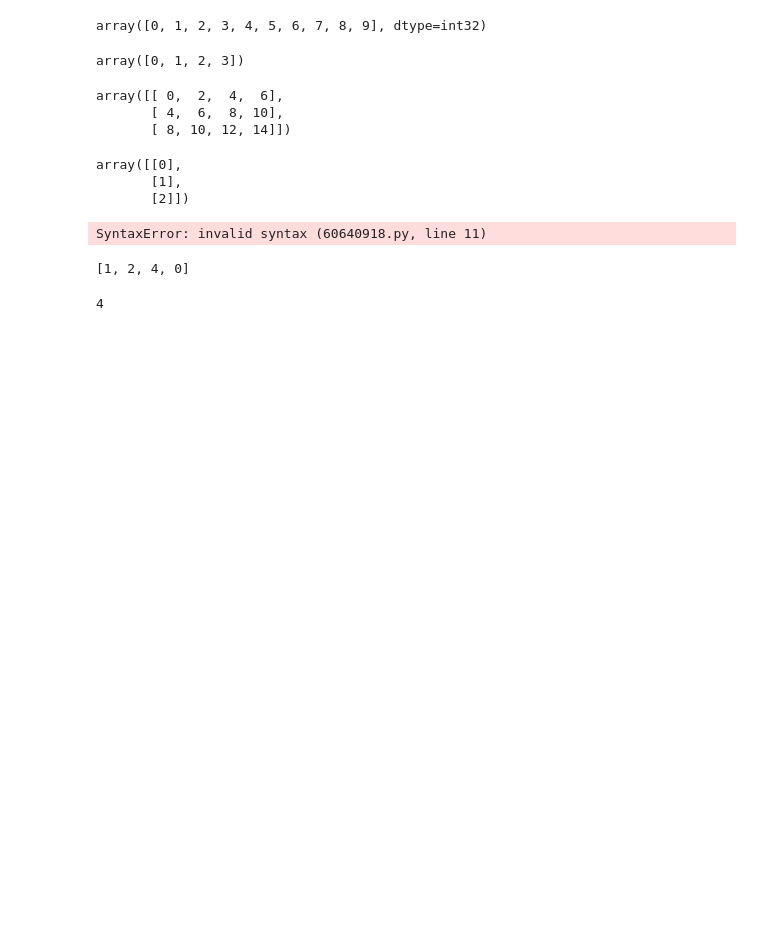
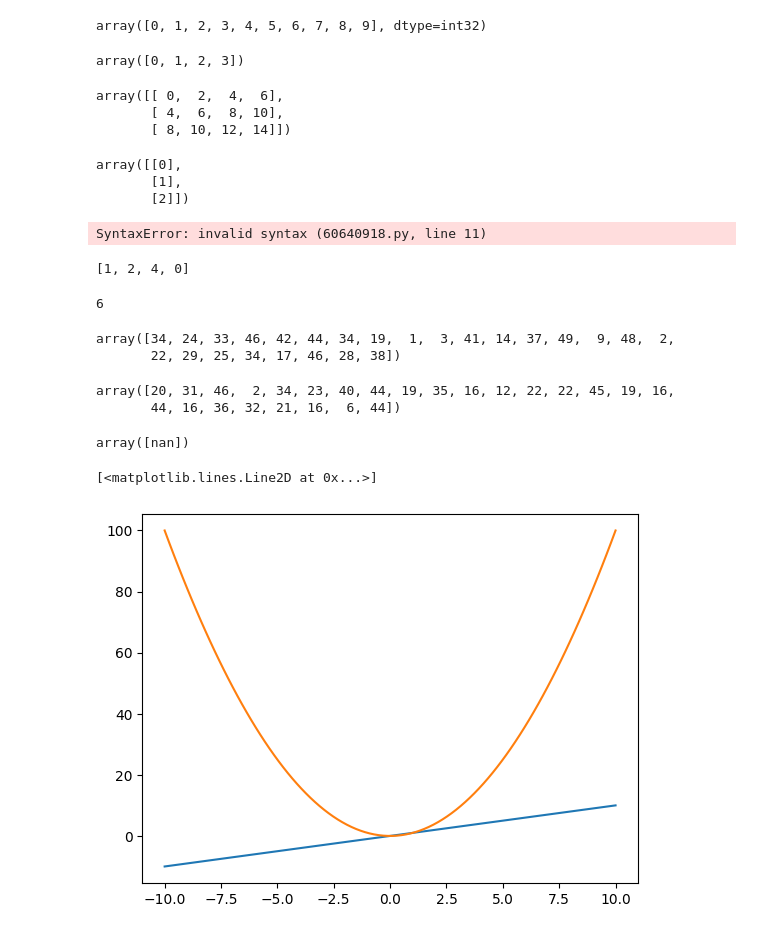
Before and after one commit to rupanshi1627-create/90-days-DSA_using-python, a Jupyter notebook: 150_NEETCODE.ipynb, the cells around one changed output. Saved outputs shown, nothing was run; the diff lists cells and outputs as text; code cells hidden in the pictures; blank space fills up the shorter version.

```diff
--- a/150_NEETCODE.ipynb
+++ b/150_NEETCODE.ipynb
@@ -366,12 +366,31 @@ else:
 [1, 2, 4, 0]
 # %%
 #revision code single number
-nums=[1,1,2,4,3,3,2]
 
-for num in nums:
-  if nums.count(num)==1:
-    print(num)
 
   #isi ka optimized version mein use hota hai XOR logic usme kya hota h ki same numbers ko compare krne mein 0 aata hai result so
+nums=[1,4,1,5,5,6,2,6]
+result=0
+for num in nums:
+  result=result^num
+
+print(result)
 # %% [output]
-4
+6
+# %%
+#mean square error
+import numpy as np
+actual=np.random.randint(1,50,25)
+predicted=np.random.randint(1,50,25)
+
+actual
+predicted
+# %% [output]
+array([34, 24, 33, 46, 42, 44, 34, 19,  1,  3, 41, 14, 37, 49,  9, 48,  2,
+       22, 29, 25, 34, 17, 46, 28, 38])
+# %%
+#predicted
+predicted
+# %% [output]
+array([20, 31, 46,  2, 34, 23, 40, 44, 19, 35, 16, 12, 22, 22, 45, 19, 16,
+       44, 16, 36, 32, 21, 16,  6, 44])
@@ -377,0 +403,25 @@ for num in nums:
+# %%
+import numpy as np
+a=np.array([1,2,3,4,np.nan,6,7,8])
+
+np.isnan(a)
+a[np.isnan(a)]
+# %% [output]
+array([nan])
+# %%
+#plotting the graph
+import numpy as np
+import matplotlib.pyplot as plt
+x=np.linspace(-10,10,100)
+
+y=x
+y
+plt.plot(x,y)
+y=x**2
+plt.plot(x,y)
+#y=x**3
+#plt.plot(x,y)
+#plt.show()
+# %% [output]
+[<matplotlib.lines.Line2D at 0x...>]
+[figure, added]
```
Also changed, not shown: parts of 3 cells of this notebook.
